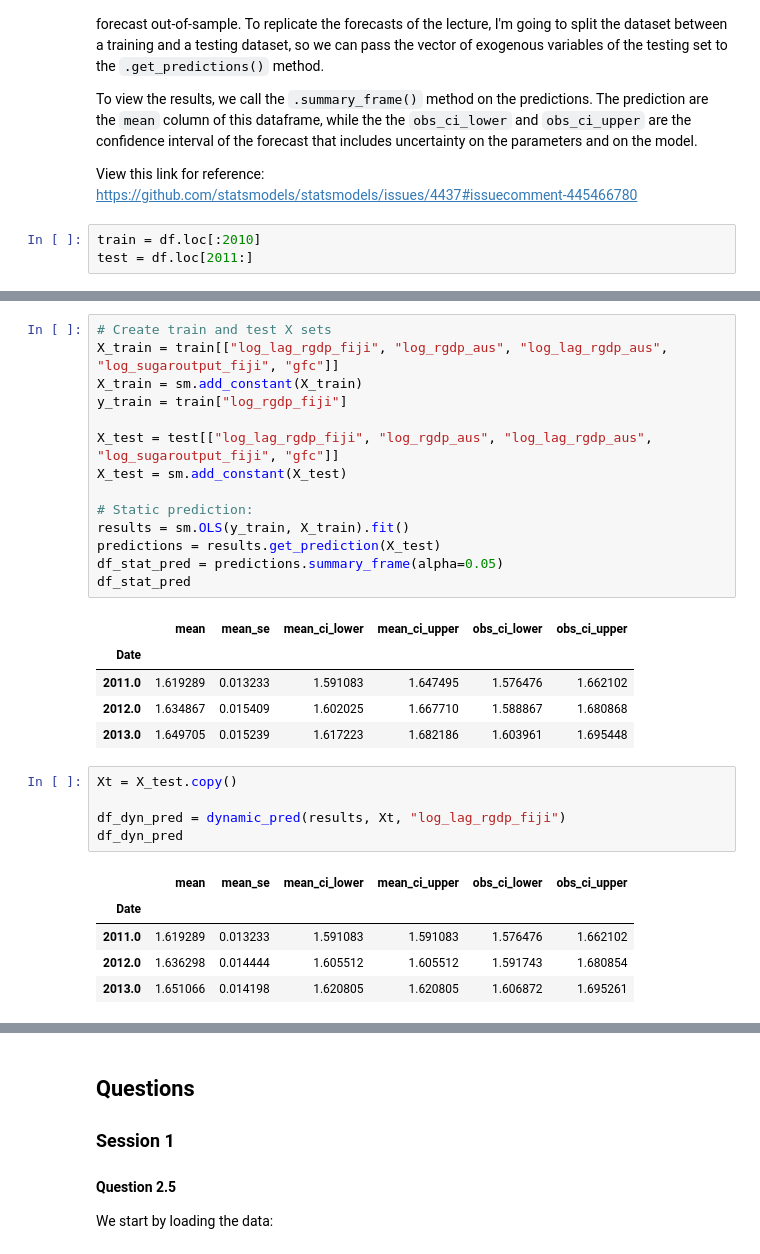
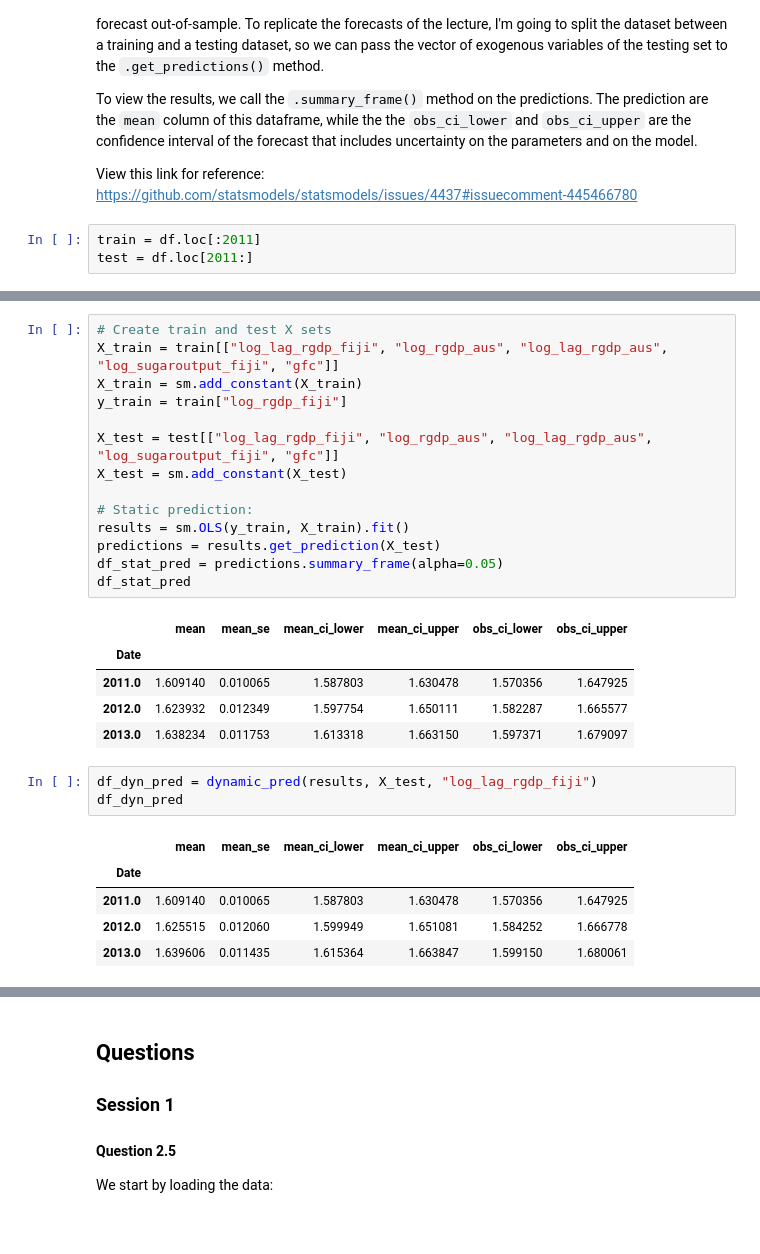
Before and after one commit to joaomacalos/imfx-python, a Jupyter notebook: m2-lectures.ipynb, the cells around one changed output, grey strips where cells are left out. Saved outputs shown, nothing was run; the diff lists cells and outputs as text.

```diff
--- a/m2-lectures.ipynb
+++ b/m2-lectures.ipynb
@@ -259,5 +259,5 @@ To view the results, we call the `.summary_frame()` method on the predictions. T
 
 View this link for reference: https://github.com/statsmodels/statsmodels/issues/4437#issuecomment-445466780
 # %%
-train = df.loc[:2010]
+train = df.loc[:2011]
 test = df.loc[2011:]
@@ -299,17 +278,15 @@ df_stat_pred
 # %% [output]
 |  | mean | mean_se | mean_ci_lower | mean_ci_upper | obs_ci_lower | obs_ci_upper |
 | Date |  |  |  |  |  |  |
-| 2011.0 | 1.619289 | 0.013233 | 1.591083 | 1.647495 | 1.576476 | 1.662102 |
-| 2012.0 | 1.634867 | 0.015409 | 1.602025 | 1.667710 | 1.588867 | 1.680868 |
-| 2013.0 | 1.649705 | 0.015239 | 1.617223 | 1.682186 | 1.603961 | 1.695448 |
+| 2011.0 | 1.609140 | 0.010065 | 1.587803 | 1.630478 | 1.570356 | 1.647925 |
+| 2012.0 | 1.623932 | 0.012349 | 1.597754 | 1.650111 | 1.582287 | 1.665577 |
+| 2013.0 | 1.638234 | 0.011753 | 1.613318 | 1.663150 | 1.597371 | 1.679097 |
 # %%
-Xt = X_test.copy()
-
-df_dyn_pred = dynamic_pred(results, Xt, "log_lag_rgdp_fiji")
+df_dyn_pred = dynamic_pred(results, X_test, "log_lag_rgdp_fiji")
 df_dyn_pred
 # %% [output]
 |  | mean | mean_se | mean_ci_lower | mean_ci_upper | obs_ci_lower | obs_ci_upper |
 | Date |  |  |  |  |  |  |
-| 2011.0 | 1.619289 | 0.013233 | 1.591083 | 1.591083 | 1.576476 | 1.662102 |
-| 2012.0 | 1.636298 | 0.014444 | 1.605512 | 1.605512 | 1.591743 | 1.680854 |
-| 2013.0 | 1.651066 | 0.014198 | 1.620805 | 1.620805 | 1.606872 | 1.695261 |
+| 2011.0 | 1.609140 | 0.010065 | 1.587803 | 1.630478 | 1.570356 | 1.647925 |
+| 2012.0 | 1.625515 | 0.012060 | 1.599949 | 1.651081 | 1.584252 | 1.666778 |
+| 2013.0 | 1.639606 | 0.011435 | 1.615364 | 1.663847 | 1.599150 | 1.680061 |
```
Also changed, not shown: parts of 39 cells of this notebook, 2 other files.
